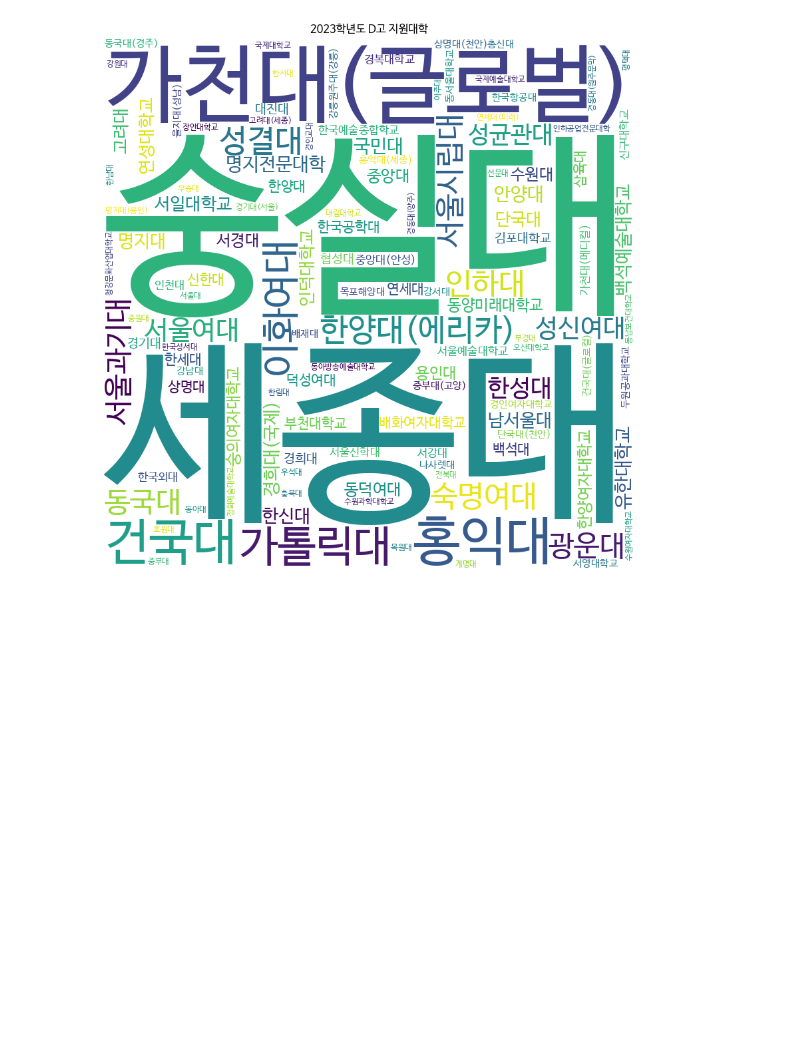
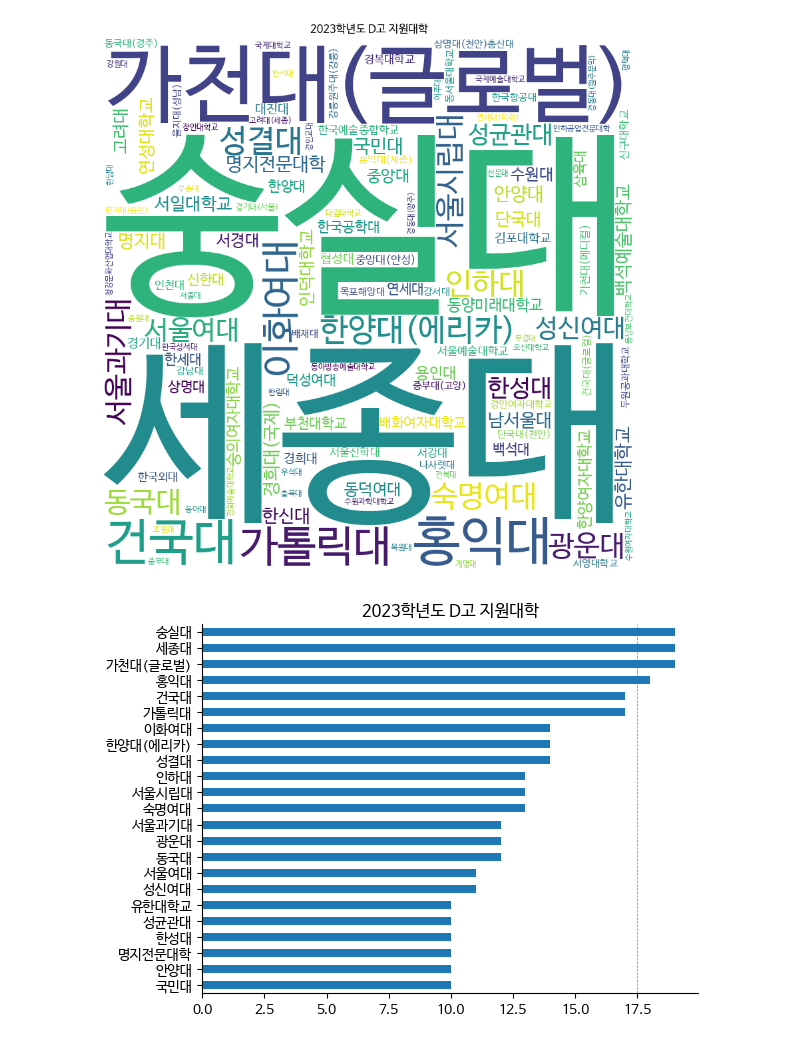
Before and after one commit to ecloguehwang/HSS, a Jupyter notebook: 선호대학_2022D고3_RPA.ipynb, the cells around one changed output. Saved outputs shown, nothing was run; the diff lists cells and outputs as text; code cells hidden in the pictures; blank space fills up the shorter version.

```diff
--- a/선호대학_2022D고3_RPA.ipynb
+++ b/선호대학_2022D고3_RPA.ipynb
@@ -91,3 +99,34 @@ freq = df['대학'].value_counts()
 freq = freq[freq >= 10]
 
 print(freq.head())
+# %%
+import pandas as pd
+import matplotlib.pyplot as plt
+
+path = '/content/drive/MyDrive/python/deungchon/'
+df = pd.read_csv(f'{path}susi_jsi.csv', encoding='cp949')
+
+# Filter the rows based on the frequency of the "대학" column
+freq = df['대학'].value_counts()
+freq = freq[freq >= 10]
+
+# Create a horizontal bar plot with descending order
+ax = freq.sort_values().plot(kind='barh')
+
+# Draw a transparent vertical line at x=17.5 behind the bars
+ax.axvline(x=17.5, color='black', linestyle='--', linewidth=0.5, alpha=0.5, zorder=-1, clip_on=False)
+
+# Save the plot in png and pdf formats
+path1 = '/content/drive/MyDrive/python/deungchon/result_d/'
+
+plt.title("2023학년도 D고 지원대학")
+#plt.savefig(f'{path1}uni_preferred.png', dpi=300, bbox_inches='tight')
+#plt.savefig(f'{path1}uni_preferred.pdf', bbox_inches='tight')
+
+# Remove the top and right spines
+ax.spines['top'].set_visible(False)
+ax.spines['right'].set_visible(False)
+
+plt.show()
+# %% [output]
+[figure, added]
```
Also changed, not shown: parts of 2 cells of this notebook.
